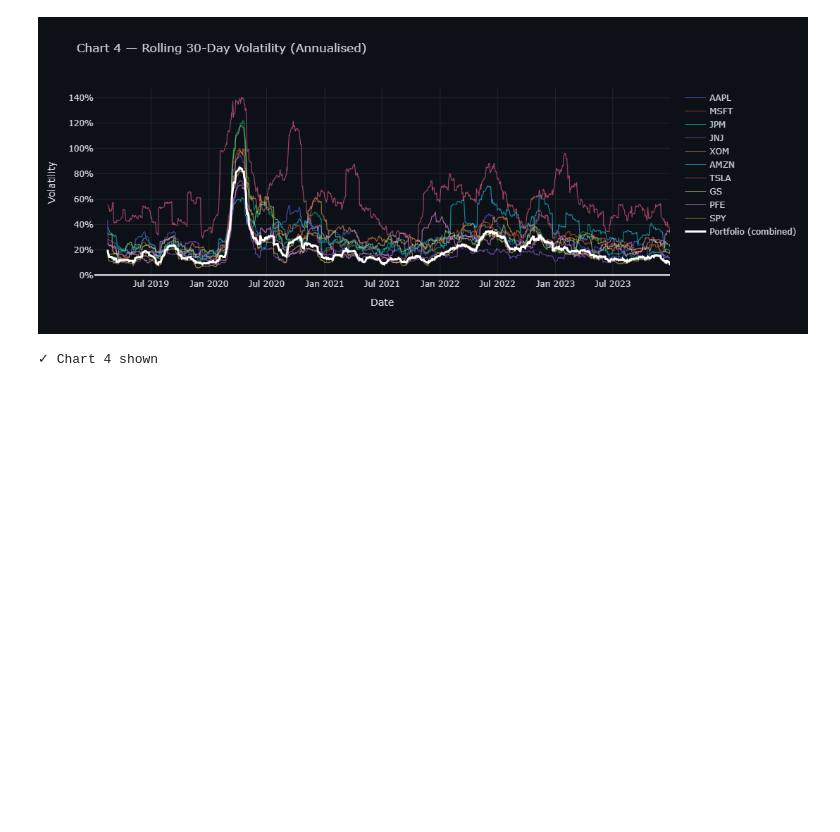
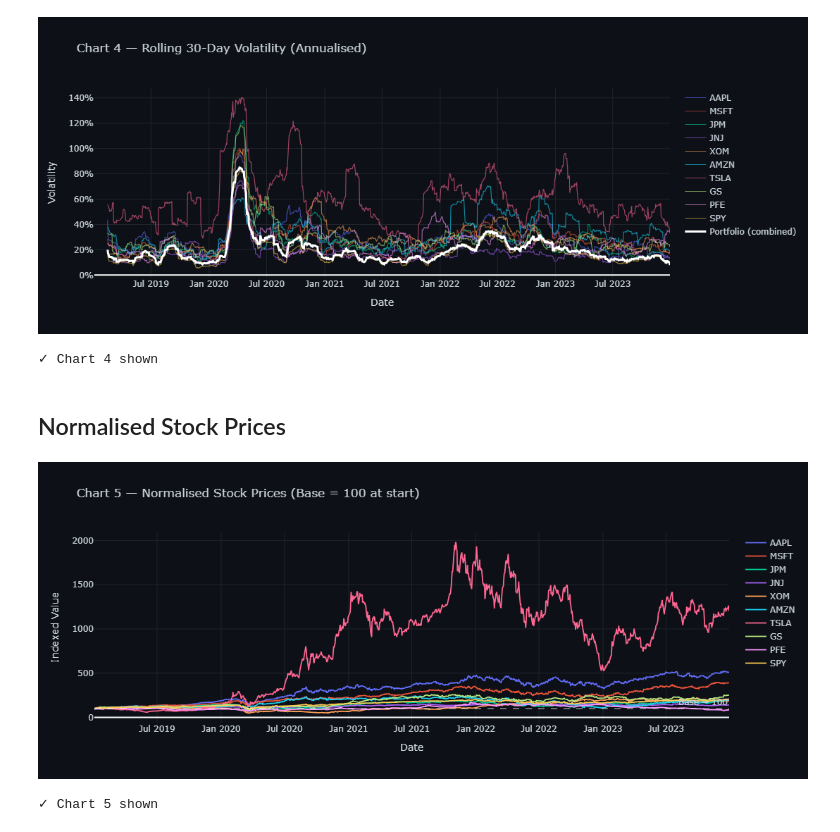
Before and after one commit to anubrata2209/alphapulse-risk-monitor, a Jupyter notebook: visualise.ipynb, the cells around one changed output. Cells and saved outputs as stored; diff of their text form; code cells hidden in the pictures; blank space fills up the shorter version.

Commit message:
visualize Normalised Stock Prices

```diff
--- a/visualise.ipynb
+++ b/visualise.ipynb
@@ -205,3 +205,30 @@ print("✓ Chart 4 shown")
 # %% [output]
 [figure]
 ✓ Chart 4 shown
+# %% [markdown]
+## Normalised Stock Prices
+# %%
+fig5 = go.Figure()
+
+for col in norm.columns:
+    fig5.add_trace(go.Scatter(
+        x=norm.index, y=norm[col],
+        mode="lines", name=col,
+        line=dict(width=1.8)))
+
+fig5.add_hline(y=100, line_dash="dash",
+               line_color="white", opacity=0.4,
+               annotation_text="Base = 100")
+
+fig5.update_layout(
+    **DARK,
+    title="Chart 5 — Normalised Stock Prices (Base = 100 at start)",
+    height=450,
+    xaxis_title="Date",
+    yaxis_title="Indexed Value")
+
+fig5.show()
+print("✓ Chart 5 shown")
+# %% [output]
+[figure, added]
+✓ Chart 5 shown
```
